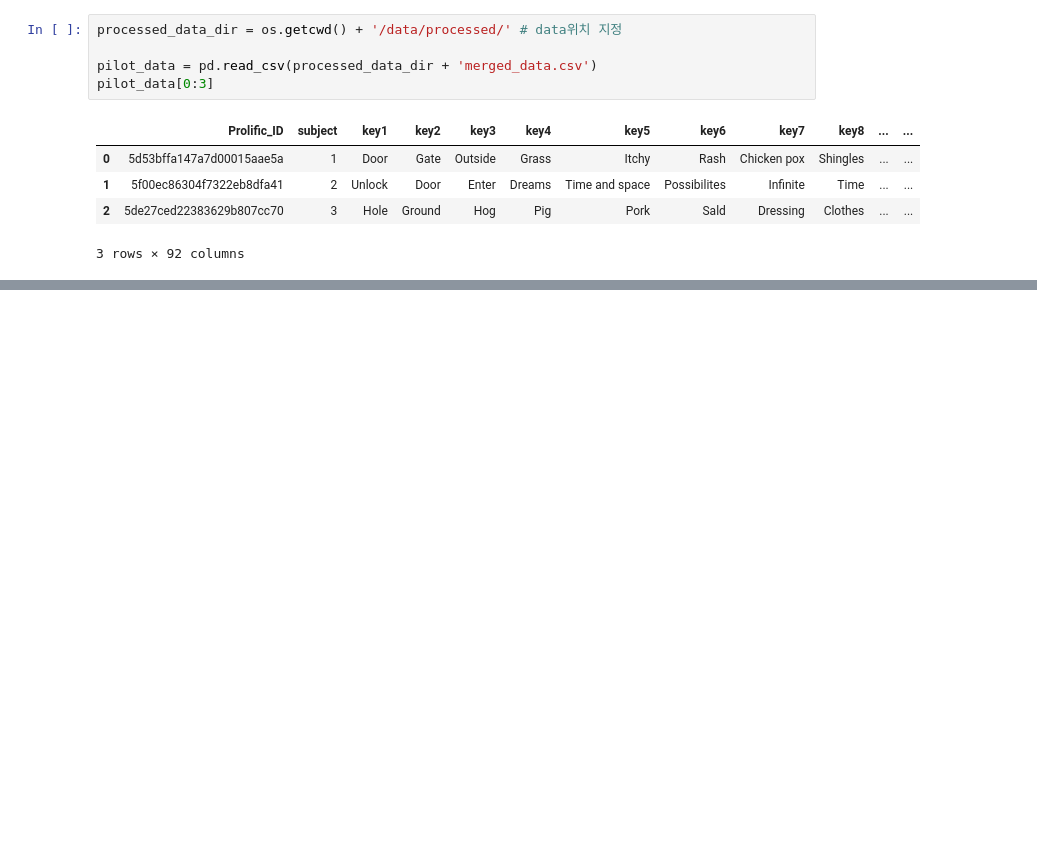
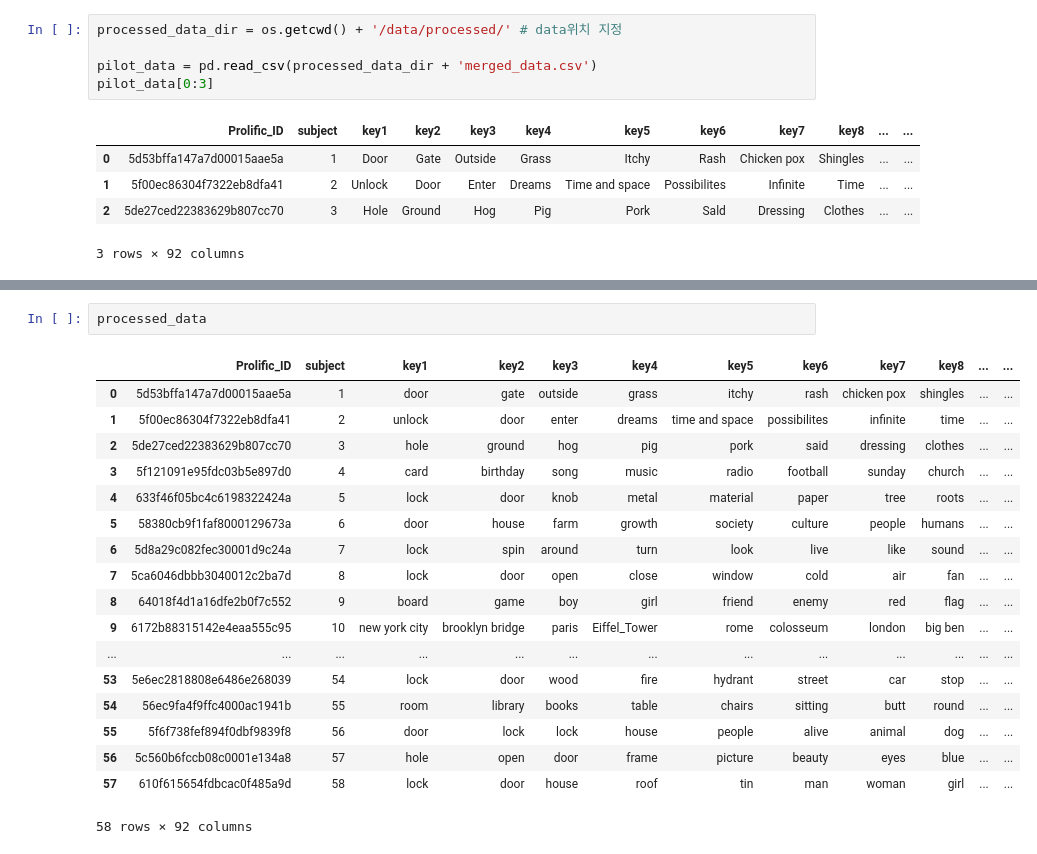
Before and after one commit to 2hyes/FAST_word2vec, a Jupyter notebook: pilot2/1_check_words.ipynb, the cells around one changed output, grey strips where cells are left out. Drawn from its saved outputs; the diff is of its cells as text; blank space fills up the shorter version.

```diff
--- a/pilot2/1_check_words.ipynb
+++ b/pilot2/1_check_words.ipynb
@@ -218,3 +412,24 @@ puppy
+# %%
+processed_data
+# %% [output]
+|  | Prolific_ID | subject | key1 | key2 | key3 | key4 | key5 | key6 | key7 | key8 | ... | ... |
+| 0 | 5d53bffa147a7d00015aae5a | 1 | door | gate | outside | grass | itchy | rash | chicken pox | shingles | ... | ... |
+| 1 | 5f00ec86304f7322eb8dfa41 | 2 | unlock | door | enter | dreams | time and space | possibilites | infinite | time | ... | ... |
+| 2 | 5de27ced22383629b807cc70 | 3 | hole | ground | hog | pig | pork | said | dressing | clothes | ... | ... |
+| 3 | 5f121091e95fdc03b5e897d0 | 4 | card | birthday | song | music | radio | football | sunday | church | ... | ... |
+| 4 | 633f46f05bc4c6198322424a | 5 | lock | door | knob | metal | material | paper | tree | roots | ... | ... |
+| 5 | 58380cb9f1faf8000129673a | 6 | door | house | farm | growth | society | culture | people | humans | ... | ... |
+| 6 | 5d8a29c082fec30001d9c24a | 7 | lock | spin | around | turn | look | live | like | sound | ... | ... |
+| 7 | 5ca6046dbbb3040012c2ba7d | 8 | lock | door | open | close | window | cold | air | fan | ... | ... |
+| 8 | 64018f4d1a16dfe2b0f7c552 | 9 | board | game | boy | girl | friend | enemy | red | flag | ... | ... |
+| 9 | 6172b88315142e4eaa555c95 | 10 | new york city | brooklyn bridge | paris | Eiffel_Tower | rome | colosseum | london | big ben | ... | ... |
+| ... | ... | ... | ... | ... | ... | ... | ... | ... | ... | ... | ... | ... |
+| 53 | 5e6ec2818808e6486e268039 | 54 | lock | door | wood | fire | hydrant | street | car | stop | ... | ... |
+| 54 | 56ec9fa4f9ffc4000ac1941b | 55 | room | library | books | table | chairs | sitting | butt | round | ... | ... |
+| 55 | 5f6f738fef894f0dbf9839f8 | 56 | door | lock | lock | house | people | alive | animal | dog | ... | ... |
+| 56 | 5c560b6fccb08c0001e134a8 | 57 | hole | open | door | frame | picture | beauty | eyes | blue | ... | ... |
+| 57 | 610f615654fdbcac0f485a9d | 58 | lock | door | house | roof | tin | man | woman | girl | ... | ... |
+58 rows × 92 columns
 # %%
 except_words
 # %% [output]
```
Also changed, not shown: parts of 6 cells of this notebook.
